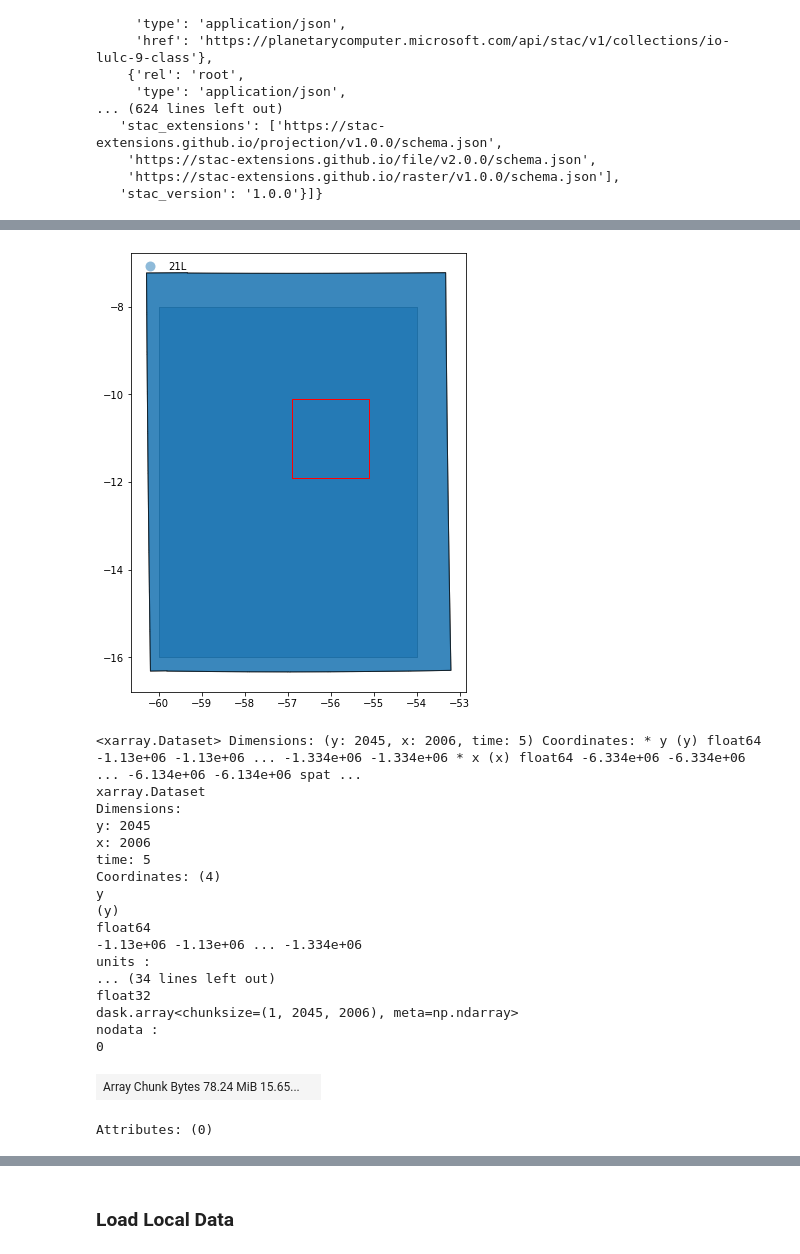
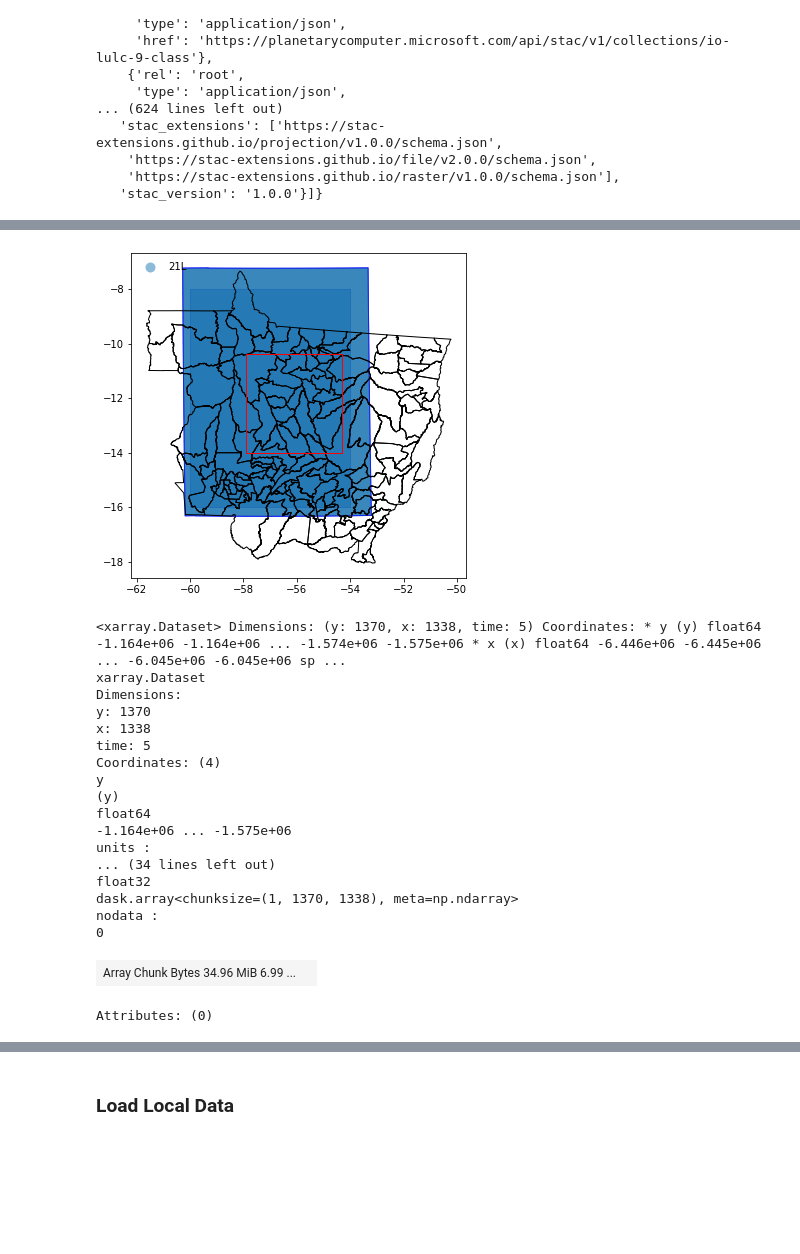
Before and after one commit to eds-book-gallery/b128b282-dee7-44a7-bc21-f1fd21452a83, a Jupyter notebook: general-exploration-landcover.ipynb, the cells around one changed output, grey strips where cells are left out. Saved outputs shown, nothing was run; the diff lists cells and outputs as text; code cells hidden in the pictures; blank space fills up the shorter version.

Commit message:
working on zonal

```diff
--- a/general-exploration-landcover.ipynb
+++ b/general-exploration-landcover.ipynb
@@ -77,14 +77,18 @@ if not os.path.exists(notebook_folder):
 This notebook uses [data from Impact Observatory](https://planetarycomputer.microsoft.com/dataset/io-lulc-9-class), 10m spatial resolution global extent for 2017-2021. These data are hosted online by [Microsoft's Planetary Computer](https://planetarycomputer.microsoft.com/) which enable you, the user, to run the code in the cloud (e.g. via binder). However, accessing the data from the cloud adds some steps that would not be necssary had you downloaded the data to your local machine. Consequently, in future for your own work you might ignore these first _Load cload data_ code blocks and work from _Load local data_.
 # %% [markdown]
 ### Load Cloud Data
+# %%
+#load shapefile for municipalities
+zipfile = "https://geoftp.ibge.gov.br/organizacao_do_territorio/malhas_territoriais/malhas_municipais/municipio_2021/UFs/MT/MT_Municipios_2021.zip"
+munis = gpd.read_file(zipfile)
 # %%
 #Specify center point of the study area
-x, y = (-56.0, -11.0)  #area in NE MT (need a large enough area for zonal aggregation by municipality)
+x, y = (-56.1, -12.2)  #area in NE MT (need a large enough area for zonal aggregation by municipality)
 #x, y = (-44.0, -17.50)
 
 #define a square bounding box for the study area
 km2deg = 1.0 / 111
-r = 100 * km2deg
+r = 200 * km2deg
 study_bbox = (x - r, y - r, x + r, y + r)
 # %%
 #use pystac-client
@@ -149,31 +153,32 @@ gdf.head()
 # %%
 #plot to check study area does not cover multiple lc images
 fig, axes = plt.subplots(figsize=(6, 12))
 
 gdf.plot(
     "io:tile_id",
     ax=axes,
-    edgecolor="black",
+    edgecolor="blue",
     categorical=True,
     aspect="equal",
     alpha=0.5,
     #,
     legend=True,
     legend_kwds={"loc": "upper left", "frameon": False, "ncol": 1},
 )
 
+munis.plot(edgecolor="black", facecolor="none", ax=axes)
+
 #add polygon to show our study area
 lon_points = [study_bbox[0], study_bbox[0], study_bbox[2], study_bbox[2]]
 lat_points = [study_bbox[1], study_bbox[3], study_bbox[3], study_bbox[1]]
 study_poly = Polygon(zip(lon_points, lat_points))
 crs = {'init': 'epsg:4326'}
-polygon = gpd.GeoDataFrame(index=[0], crs=crs, geometry=[study_poly])
-polygon.plot(edgecolor="red", facecolor="none", ax=axes)
-
+sa_polygon = gpd.GeoDataFrame(index=[0], crs=crs, geometry=[study_poly])
+sa_polygon.plot(edgecolor="red", facecolor="none", ax=axes)
 
 plt.show()
 # %% [output]
-[figure, old version]
+[figure, new version]
 # %%
 crs = "epsg:3857"   #https://epsg.io/3857 Geographic crs, units are m
 
@@ -185,30 +190,30 @@ lc100 = odc.stac.load(
     #next lines load study area at 100m resolution
     #without these entire image is returned at original resolution (10m)
     crs=crs,           #specify the desired crs
-    resolution=100,    #specify the desired spatial resolution (units as per crs)
+    resolution=300,    #specify the desired spatial resolution (units as per crs)
     bbox=study_bbox,    #specify bounding box in Lon/Lat (ignores crs units, use x,y to use crs units)
     resampling="mode"  #ensure sensible type for categorical data (options seem to be as for datacube.Datacube.load)
 )
 lc100
 # %% [output]
-<xarray.Dataset> Dimensions: (y: 2045, x: 2006, time: 5) Coordinates: * y (y) float64 -1.13e+06 -1.13e+06 ... -1.334e+06 -1.334e+06 * x (x) float64 -6.334e+06 -6.334e+06 ... -6.134e+06 -6.134e+06 spat ...
+<xarray.Dataset> Dimensions: (y: 1370, x: 1338, time: 5) Coordinates: * y (y) float64 -1.164e+06 -1.164e+06 ... -1.574e+06 -1.575e+06 * x (x) float64 -6.446e+06 -6.445e+06 ... -6.045e+06 -6.045e+06 sp ...
 xarray.Dataset
 Dimensions:
-y: 2045
-x: 2006
+y: 1370
+x: 1338
 time: 5
 Coordinates: (4)
 y
 (y)
 float64
--1.13e+06 -1.13e+06 ... -1.334e+06
+-1.164e+06 ... -1.575e+06
 units :
 ... (34 lines left out)
 float32
-dask.array<chunksize=(1, 2045, 2006), meta=np.ndarray>
+dask.array<chunksize=(1, 1370, 1338), meta=np.ndarray>
 nodata :
 0
-| Array Chunk Bytes 78.24 MiB 15.65... |  |
+| Array Chunk Bytes 34.96 MiB 6.99 ... |  |
 Attributes: (0)
 # %%
 ts=0  #which year layer
```
Also changed, not shown: parts of 15 cells of this notebook.
